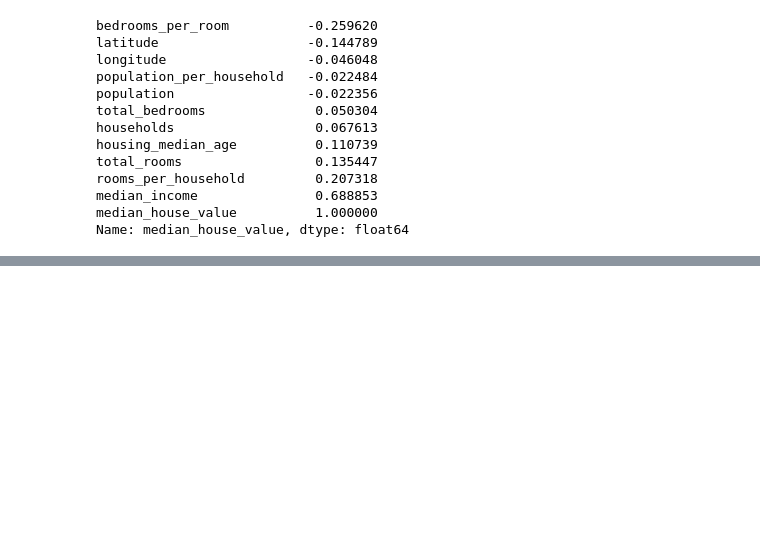
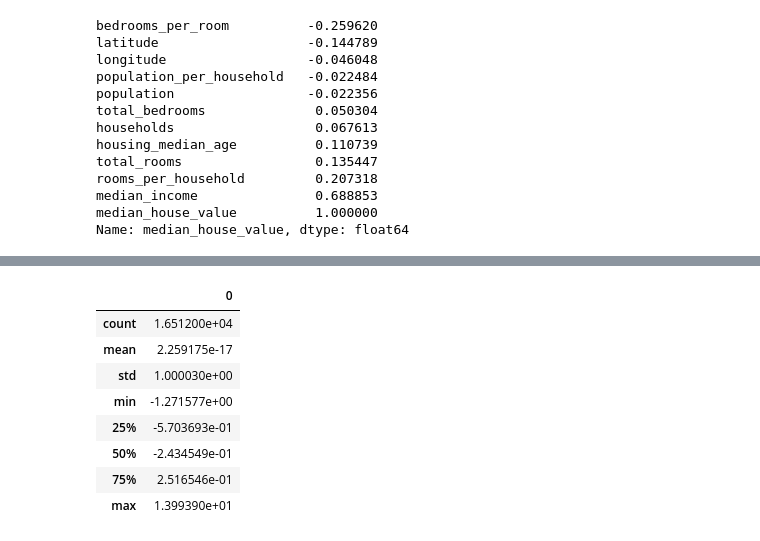
Before and after one commit to CrookedNoob/Scikit-Learn_Tutorial, a Jupyter notebook: Basic_Hands-on_with_sklearn.ipynb, the cells around one changed output, grey strips where cells are left out. Drawn from its saved outputs; the diff is of its cells as text; code cells hidden in the pictures; blank space fills up the shorter version.

```diff
--- a/Basic_Hands-on_with_sklearn.ipynb
+++ b/Basic_Hands-on_with_sklearn.ipynb
@@ -288,0 +486,19 @@ housing_labels= strat_train_set["median_house_value"].copy()
+# %%
+#Standadisation
+
+from sklearn.preprocessing import StandardScaler#, MimMaxScaler
+
+scaler= StandardScaler()
+bed= np.array(housing["total_bedrooms"].copy())
+x= scaler.fit_transform(bed.reshape(-1,1))
+(pd.DataFrame(x)).describe()
+# %% [output]
+|  | 0 |
+| count | 1.651200e+04 |
+| mean | 2.259175e-17 |
+| std | 1.000030e+00 |
+| min | -1.271577e+00 |
+| 25% | -5.703693e-01 |
+| 50% | -2.434549e-01 |
+| 75% | 2.516546e-01 |
+| max | 1.399390e+01 |
```
Also changed, not shown: parts of 23 cells of this notebook.
